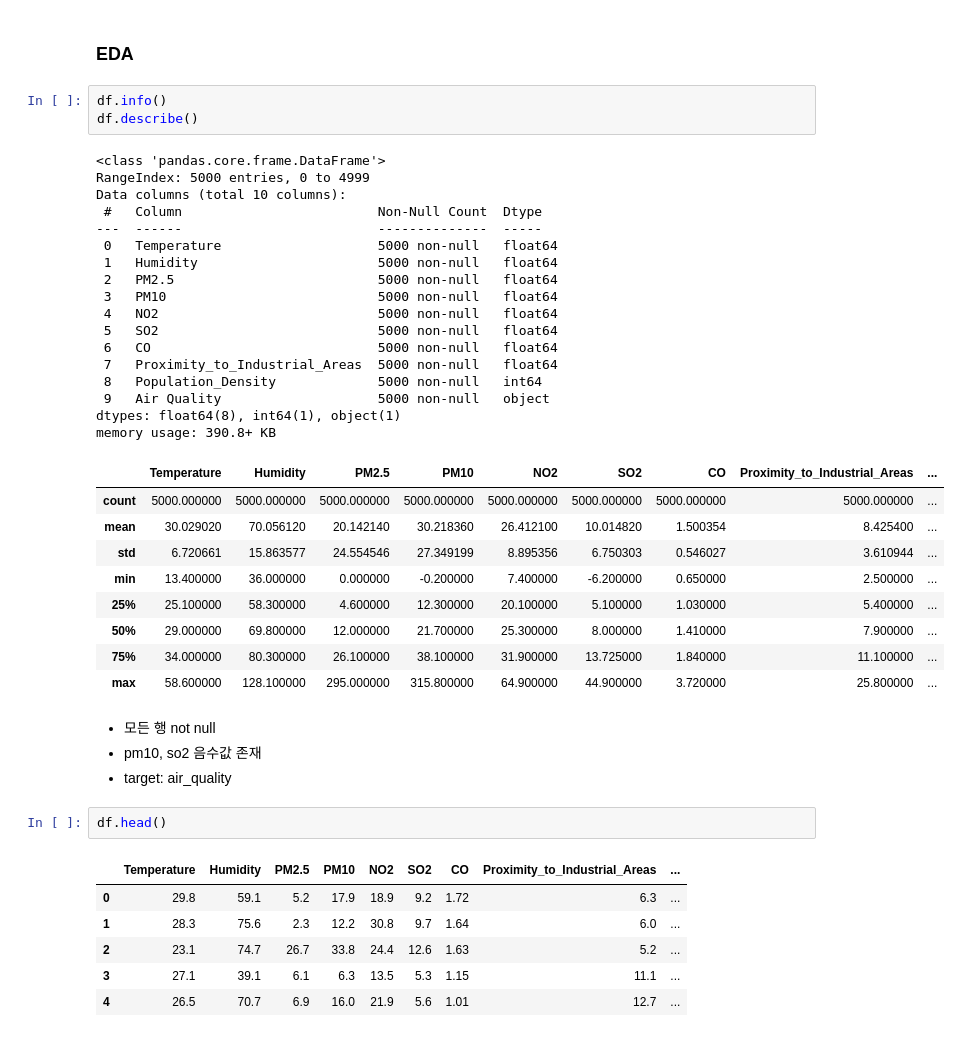
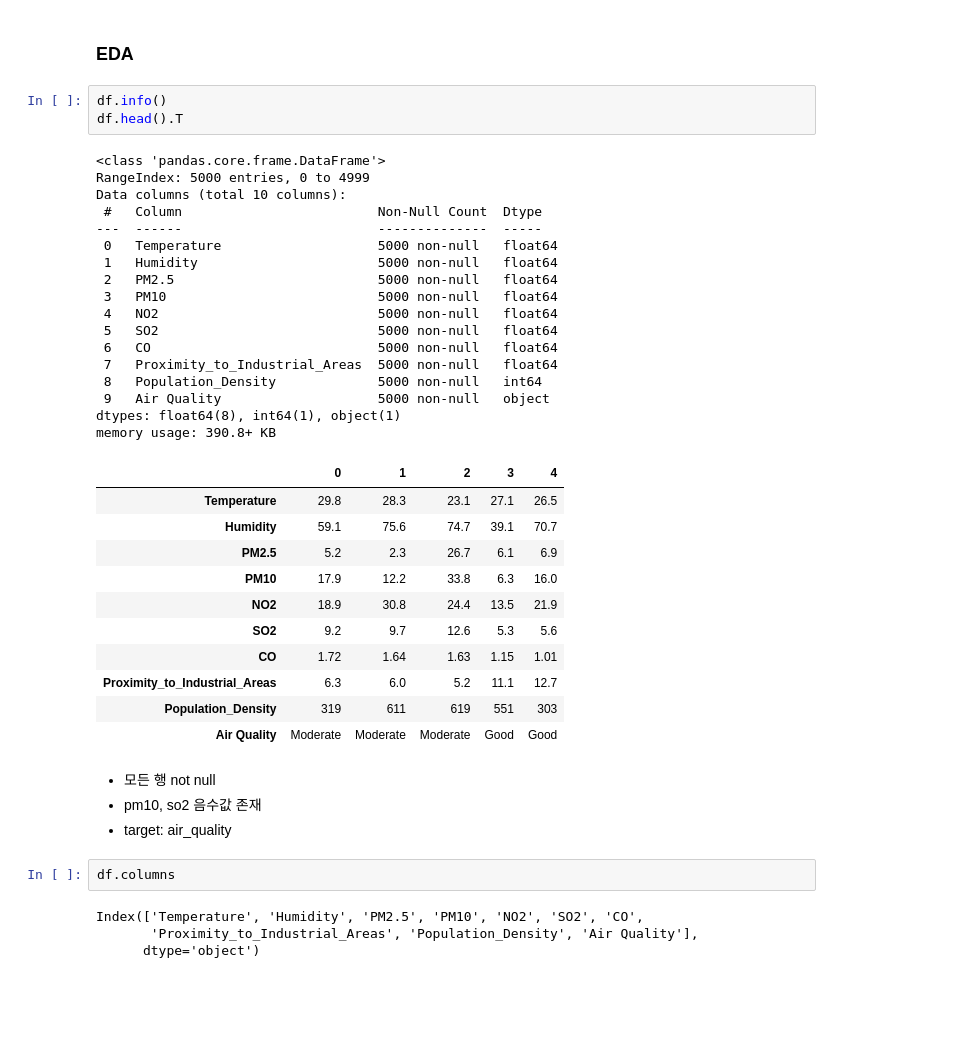
Before and after one commit to ahnyoungjoon00/b_kaggle, a Jupyter notebook: 01. air-quality-and-pollution-assessment/info.ipynb, the cells around one changed output. Saved outputs shown, nothing was run; the diff lists cells and outputs as text; blank space fills up the shorter version.

```diff
--- a/01. air-quality-and-pollution-assessment/info.ipynb
+++ b/01. air-quality-and-pollution-assessment/info.ipynb
@@ -35,44 +39,43 @@ Population Density (people/km²) - 인구밀도: Number of people per square kil
 ### EDA
 # %%
 df.info()
-df.describe()
+df.head().T
 # %% [output]
 <class 'pandas.core.frame.DataFrame'>
 RangeIndex: 5000 entries, 0 to 4999
 Data columns (total 10 columns):
  #   Column                         Non-Null Count  Dtype
 ---  ------                         --------------  -----
  0   Temperature                    5000 non-null   float64
  1   Humidity                       5000 non-null   float64
  2   PM2.5                          5000 non-null   float64
  3   PM10                           5000 non-null   float64
  4   NO2                            5000 non-null   float64
  5   SO2                            5000 non-null   float64
  6   CO                             5000 non-null   float64
  7   Proximity_to_Industrial_Areas  5000 non-null   float64
  8   Population_Density             5000 non-null   int64
  9   Air Quality                    5000 non-null   object
 dtypes: float64(8), int64(1), object(1)
 memory usage: 390.8+ KB
-|  | Temperature | Humidity | PM2.5 | PM10 | NO2 | SO2 | CO | Proximity_to_Industrial_Areas | ... |
-| count | 5000.000000 | 5000.000000 | 5000.000000 | 5000.000000 | 5000.000000 | 5000.000000 | 5000.000000 | 5000.000000 | ... |
-| mean | 30.029020 | 70.056120 | 20.142140 | 30.218360 | 26.412100 | 10.014820 | 1.500354 | 8.425400 | ... |
-| std | 6.720661 | 15.863577 | 24.554546 | 27.349199 | 8.895356 | 6.750303 | 0.546027 | 3.610944 | ... |
-| min | 13.400000 | 36.000000 | 0.000000 | -0.200000 | 7.400000 | -6.200000 | 0.650000 | 2.500000 | ... |
-| 25% | 25.100000 | 58.300000 | 4.600000 | 12.300000 | 20.100000 | 5.100000 | 1.030000 | 5.400000 | ... |
-| 50% | 29.000000 | 69.800000 | 12.000000 | 21.700000 | 25.300000 | 8.000000 | 1.410000 | 7.900000 | ... |
-| 75% | 34.000000 | 80.300000 | 26.100000 | 38.100000 | 31.900000 | 13.725000 | 1.840000 | 11.100000 | ... |
-| max | 58.600000 | 128.100000 | 295.000000 | 315.800000 | 64.900000 | 44.900000 | 3.720000 | 25.800000 | ... |
+|  | 0 | 1 | 2 | 3 | 4 |
+| Temperature | 29.8 | 28.3 | 23.1 | 27.1 | 26.5 |
+| Humidity | 59.1 | 75.6 | 74.7 | 39.1 | 70.7 |
+| PM2.5 | 5.2 | 2.3 | 26.7 | 6.1 | 6.9 |
+| PM10 | 17.9 | 12.2 | 33.8 | 6.3 | 16.0 |
+| NO2 | 18.9 | 30.8 | 24.4 | 13.5 | 21.9 |
+| SO2 | 9.2 | 9.7 | 12.6 | 5.3 | 5.6 |
+| CO | 1.72 | 1.64 | 1.63 | 1.15 | 1.01 |
+| Proximity_to_Industrial_Areas | 6.3 | 6.0 | 5.2 | 11.1 | 12.7 |
+| Population_Density | 319 | 611 | 619 | 551 | 303 |
+| Air Quality | Moderate | Moderate | Moderate | Good | Good |
 # %% [markdown]
 - 모든 행 not null
 - pm10, so2 음수값 존재
 - target: air_quality
 # %%
-df.head()
+df.columns
 # %% [output]
-|  | Temperature | Humidity | PM2.5 | PM10 | NO2 | SO2 | CO | Proximity_to_Industrial_Areas | ... |
-| 0 | 29.8 | 59.1 | 5.2 | 17.9 | 18.9 | 9.2 | 1.72 | 6.3 | ... |
-| 1 | 28.3 | 75.6 | 2.3 | 12.2 | 30.8 | 9.7 | 1.64 | 6.0 | ... |
-| 2 | 23.1 | 74.7 | 26.7 | 33.8 | 24.4 | 12.6 | 1.63 | 5.2 | ... |
-| 3 | 27.1 | 39.1 | 6.1 | 6.3 | 13.5 | 5.3 | 1.15 | 11.1 | ... |
-| 4 | 26.5 | 70.7 | 6.9 | 16.0 | 21.9 | 5.6 | 1.01 | 12.7 | ... |
+Index(['Temperature', 'Humidity', 'PM2.5', 'PM10', 'NO2', 'SO2', 'CO',
+       'Proximity_to_Industrial_Areas', 'Population_Density', 'Air Quality'],
+      dtype='object')
```
Also changed, not shown: parts of 5 cells of this notebook.
